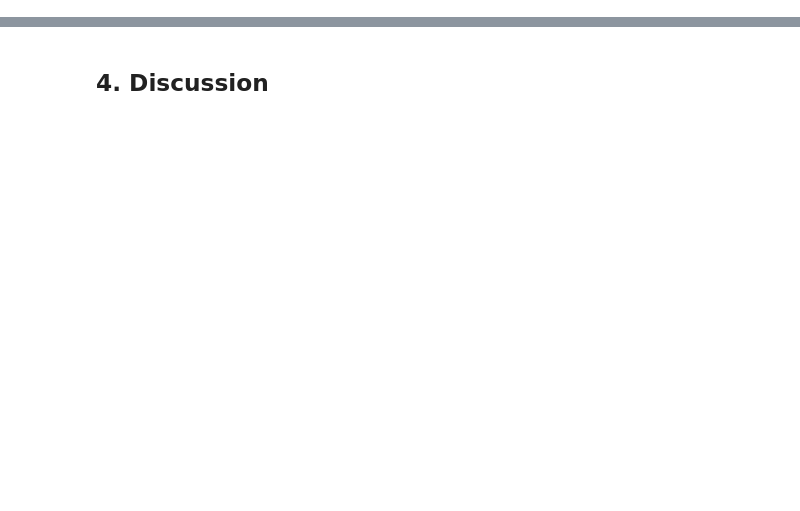
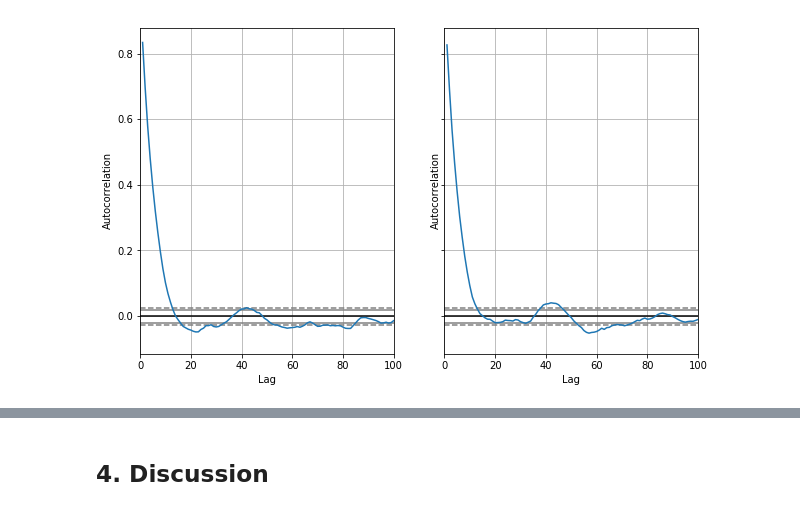
Before and after one commit to benlansdell/rdd, a Jupyter notebook: rdd.ipynb, the cells around one changed output, grey strips where cells are left out. Cells and saved outputs as stored; diff of their text form; code cells hidden in the pictures; blank space fills up the shorter version.

```diff
--- a/rdd.ipynb
+++ b/rdd.ipynb
@@ -299,0 +348,10 @@ plt.plot(v[0,:], C, '.', v[1,:], C,'.')
+# %%
+fig, (ax1,ax2) = plt.subplots(1,2, sharey=True)
+v1 = pd.Series(v[0,:])
+v2 = pd.Series(v[1,:])
+autocorr(v1, ax=ax1)
+ax1.set_xlim([0, 100])
+autocorr(v2, ax=ax2)
+ax2.set_xlim([0, 100]);
+# %% [output]
+[figure, added]
```
Also changed, not shown: parts of 22 cells of this notebook.
